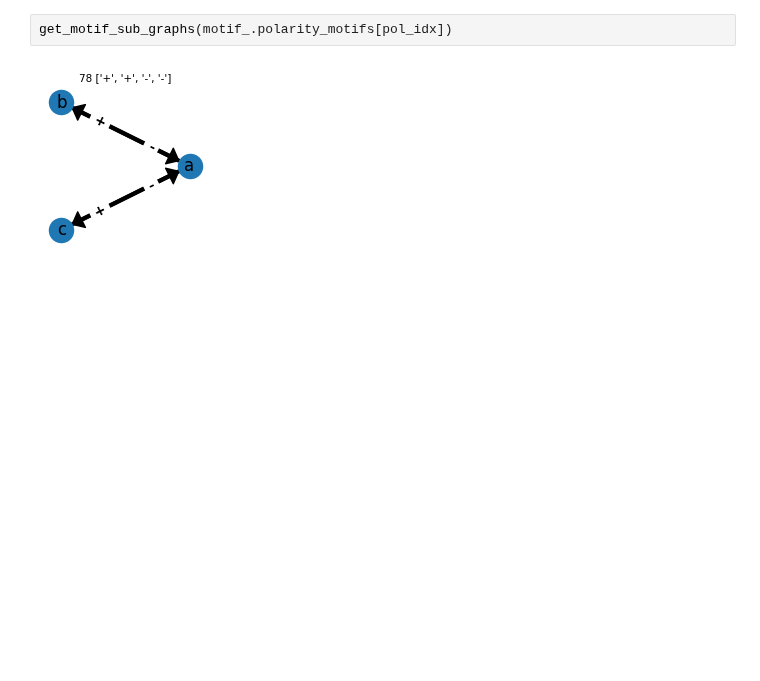
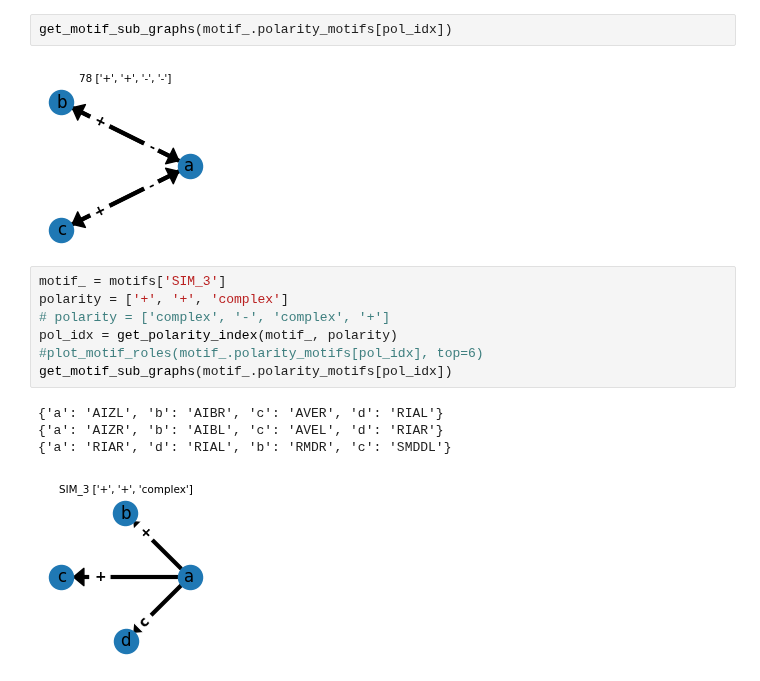
Before and after one commit to deangeckt/network_motifs, a Jupyter notebook: post_motif_analysis/motif_analysis.ipynb, the cells around one changed output. Drawn from its saved outputs; the diff is of its cells as text; blank space fills up the shorter version.

```diff
--- a/post_motif_analysis/motif_analysis.ipynb
+++ b/post_motif_analysis/motif_analysis.ipynb
@@ -362,3 +291,15 @@ n_real: 0
 get_motif_sub_graphs(motif_.polarity_motifs[pol_idx])
 # %% [output]
 [figure]
+# %%
+motif_ = motifs['SIM_3']
+polarity = ['+', '+', 'complex']
+# polarity = ['complex', '-', 'complex', '+']
+pol_idx = get_polarity_index(motif_, polarity)
+#plot_motif_roles(motif_.polarity_motifs[pol_idx], top=6)
+get_motif_sub_graphs(motif_.polarity_motifs[pol_idx])
+# %% [output]
+{'a': 'AIZL', 'b': 'AIBR', 'c': 'AVER', 'd': 'RIAL'}
+{'a': 'AIZR', 'b': 'AIBL', 'c': 'AVEL', 'd': 'RIAR'}
+{'a': 'RIAR', 'd': 'RIAL', 'b': 'RMDR', 'c': 'SMDDL'}
+[figure, added]
```
Also changed, not shown: parts of 12 cells of this notebook, 2 other files.
